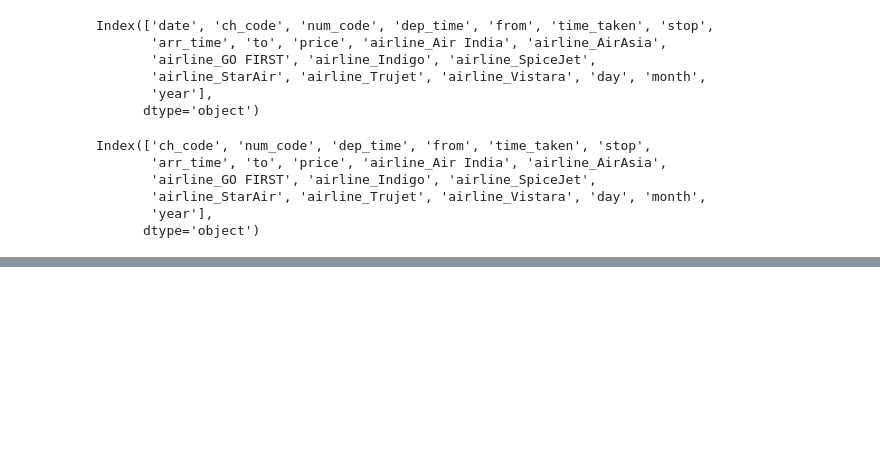
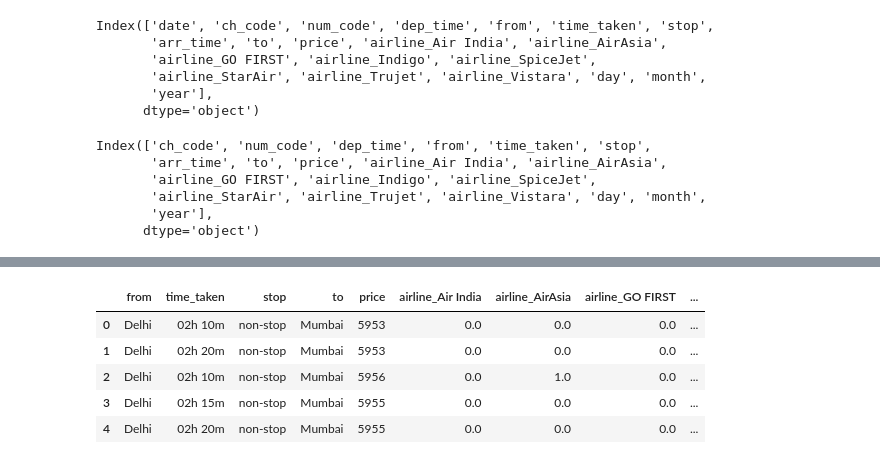
Before and after one commit to Bhardwaj-Ayush/DataScience, a Jupyter notebook: 25.EDA_Projects/1.Economy.ipynb, the cells around one changed output, grey strips where cells are left out. Cells and saved outputs as stored; diff of their text form; code cells hidden in the pictures; blank space fills up the shorter version.

```diff
--- a/25.EDA_Projects/1.Economy.ipynb
+++ b/25.EDA_Projects/1.Economy.ipynb
@@ -133,0 +153,21 @@ w3
+# %%
+# now handle departure time and arrival time
+
+df1['dep_hour'] = df1['dep_time'].str.split(':').str[0]
+df1['dep_min'] = df1['dep_time'].str.split(':').str[1]
+# %%
+# same with arr_time
+df1['arr_hour'] = df1['dep_time'].str.split(':').str[0]
+df1['arr_min'] = df1['dep_time'].str.split(':').str[1]
+# %%
+# now droping the original column
+df1.drop(columns = ['dep_time', 'arr_time'], inplace=True, axis = 1)
+# %%
+df1.head()
+# %% [output]
+|  | from | time_taken | stop | to | price | airline_Air India | airline_AirAsia | airline_GO FIRST | ... |
+| 0 | Delhi | 02h 10m | non-stop | Mumbai | 5953 | 0.0 | 0.0 | 0.0 | ... |
+| 1 | Delhi | 02h 20m | non-stop | Mumbai | 5953 | 0.0 | 0.0 | 0.0 | ... |
+| 2 | Delhi | 02h 10m | non-stop | Mumbai | 5956 | 0.0 | 1.0 | 0.0 | ... |
+| 3 | Delhi | 02h 15m | non-stop | Mumbai | 5955 | 0.0 | 0.0 | 0.0 | ... |
+| 4 | Delhi | 02h 20m | non-stop | Mumbai | 5955 | 0.0 | 0.0 | 0.0 | ... |
```
Also changed, not shown: parts of 6 cells of this notebook.
